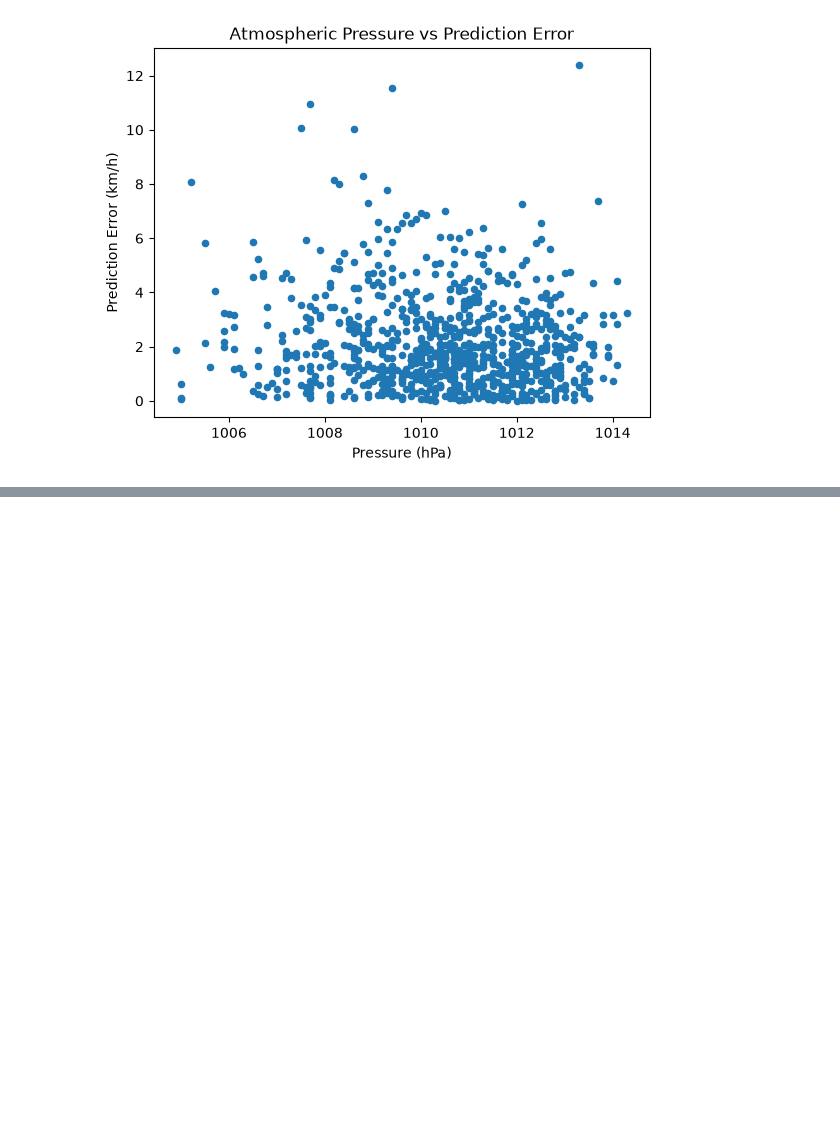
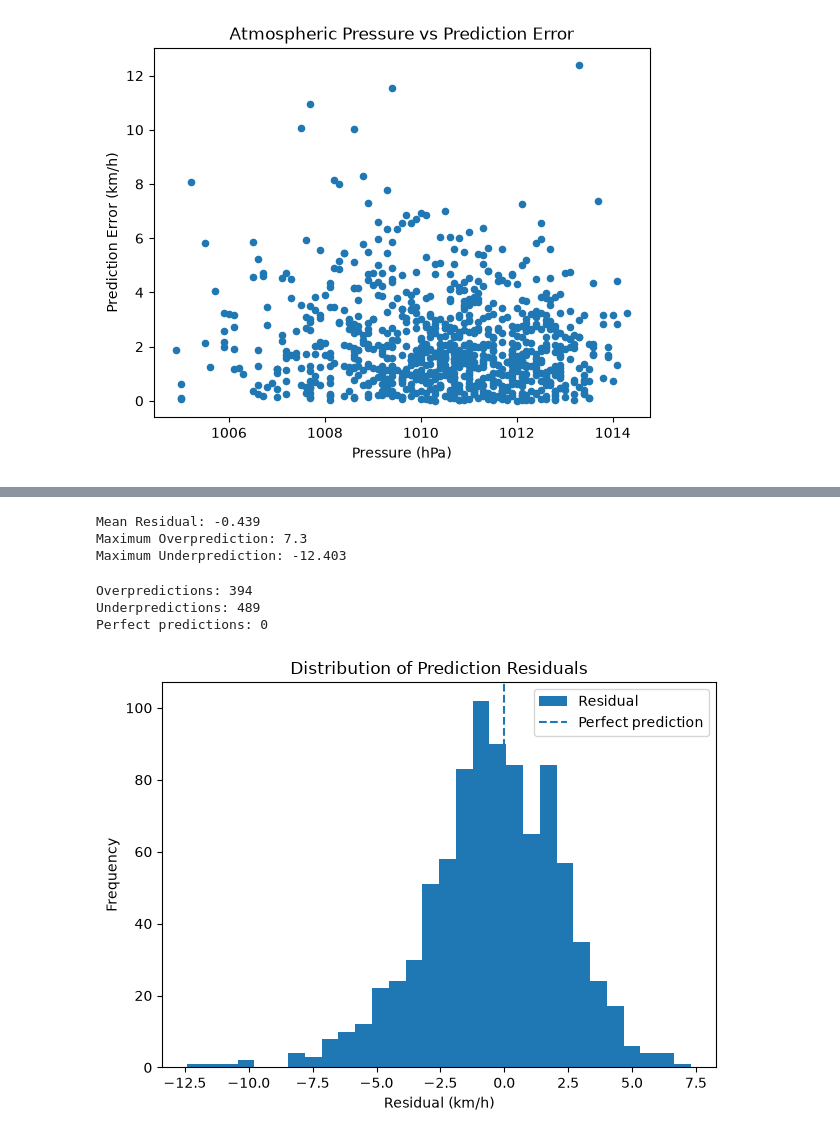
Before and after one commit to fida-fei/breezy, a Jupyter notebook: notebooks/01_wind_data_exploration.ipynb, the cells around one changed output, grey strips where cells are left out. Drawn from its saved outputs; the diff is of its cells as text; code cells hidden in the pictures; blank space fills up the shorter version.

```diff
--- a/notebooks/01_wind_data_exploration.ipynb
+++ b/notebooks/01_wind_data_exploration.ipynb
@@ -1530,0 +1555,16 @@ evaluation.plot(
+# %%
+evaluation["Temperature Group"] = pd.qcut(
+    evaluation["Temperature"],
+    q=4,
+    duplicates="drop"
+)
+
+temperature_errors = evaluation.groupby(
+    "Temperature Group",
+    observed=False
+).agg(
+    Count=("Error", "count"),
+    Average_Error=("Error", "mean")
+)
+
+temperature_errors.round(2)
@@ -1530,0 +1578,46 @@ evaluation.plot(
+# %%
+evaluation["Residual"] = (
+    evaluation["Predicted"] - evaluation["Actual"]
+)
+
+print("Mean Residual:", round(evaluation["Residual"].mean(), 3))
+print("Maximum Overprediction:", round(evaluation["Residual"].max(), 3))
+print("Maximum Underprediction:", round(evaluation["Residual"].min(), 3))
+# %% [output]
+Mean Residual: -0.439
+Maximum Overprediction: 7.3
+Maximum Underprediction: -12.403
+# %%
+overpredictions = (evaluation["Residual"] > 0).sum()
+underpredictions = (evaluation["Residual"] < 0).sum()
+perfect_predictions = (evaluation["Residual"] == 0).sum()
+
+print("Overpredictions:", overpredictions)
+print("Underpredictions:", underpredictions)
+print("Perfect predictions:", perfect_predictions)
+# %% [output]
+Overpredictions: 394
+Underpredictions: 489
+Perfect predictions: 0
+# %%
+evaluation["Residual"].plot(
+    kind="hist",
+    bins=30,
+    title="Distribution of Prediction Residuals",
+    xlabel="Residual (km/h)",
+    ylabel="Frequency"
+)
+
+import matplotlib.pyplot as plt
+
+plt.axvline(
+    x=0,
+    linestyle="--",
+    label="Perfect prediction"
+)
+
+plt.legend()
+plt.tight_layout()
+plt.show()
+# %% [output]
+[figure, added]
```
Also changed, not shown: parts of 6 cells of this notebook.
